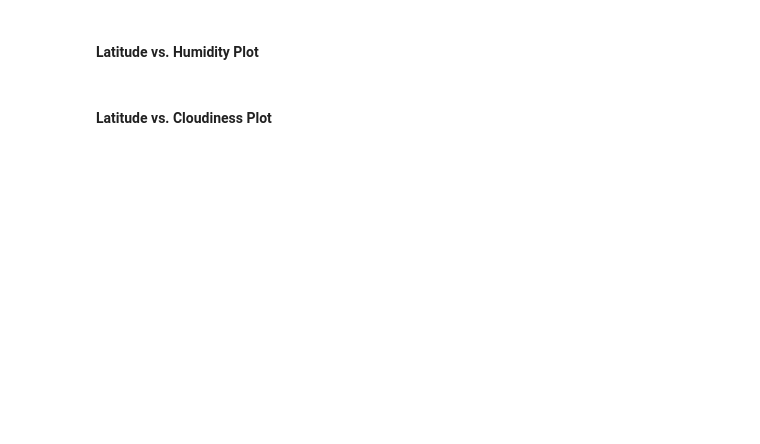
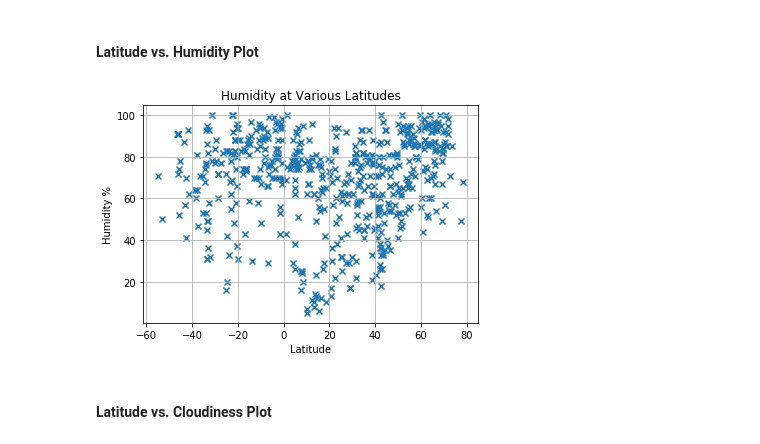
Before and after one commit to avinashdhawan/python-api-challenge, a Jupyter notebook: WeatherPy/WeatherPy_akd.ipynb, the cells around one changed output. Saved outputs shown, nothing was run; the diff lists cells and outputs as text; code cells hidden in the pictures; blank space fills up the shorter version.

```diff
--- a/WeatherPy/WeatherPy_akd.ipynb
+++ b/WeatherPy/WeatherPy_akd.ipynb
@@ -238,4 +255,21 @@ weather_data.head(30)
 # %% [markdown]
 #### Latitude vs. Humidity Plot
+# %%
+# Latitude vs. Humidity Plot
+plt.scatter(lat, humidity, marker="x")
+
+# Incorporate the other graph properties
+plt.title("Humidity at Various Latitudes")
+plt.ylabel("Humidity %")
+plt.xlabel("Latitude")
+plt.grid(True)
+
+# Save the figure
+plt.savefig("Latitude_vs_Humidity_Plot.png")
+
+# Show plot
+plt.show()
+# %% [output]
+[figure, added]
 # %% [markdown]
 #### Latitude vs. Cloudiness Plot
```
Also changed, not shown: parts of 3 cells of this notebook, 6 other files.
